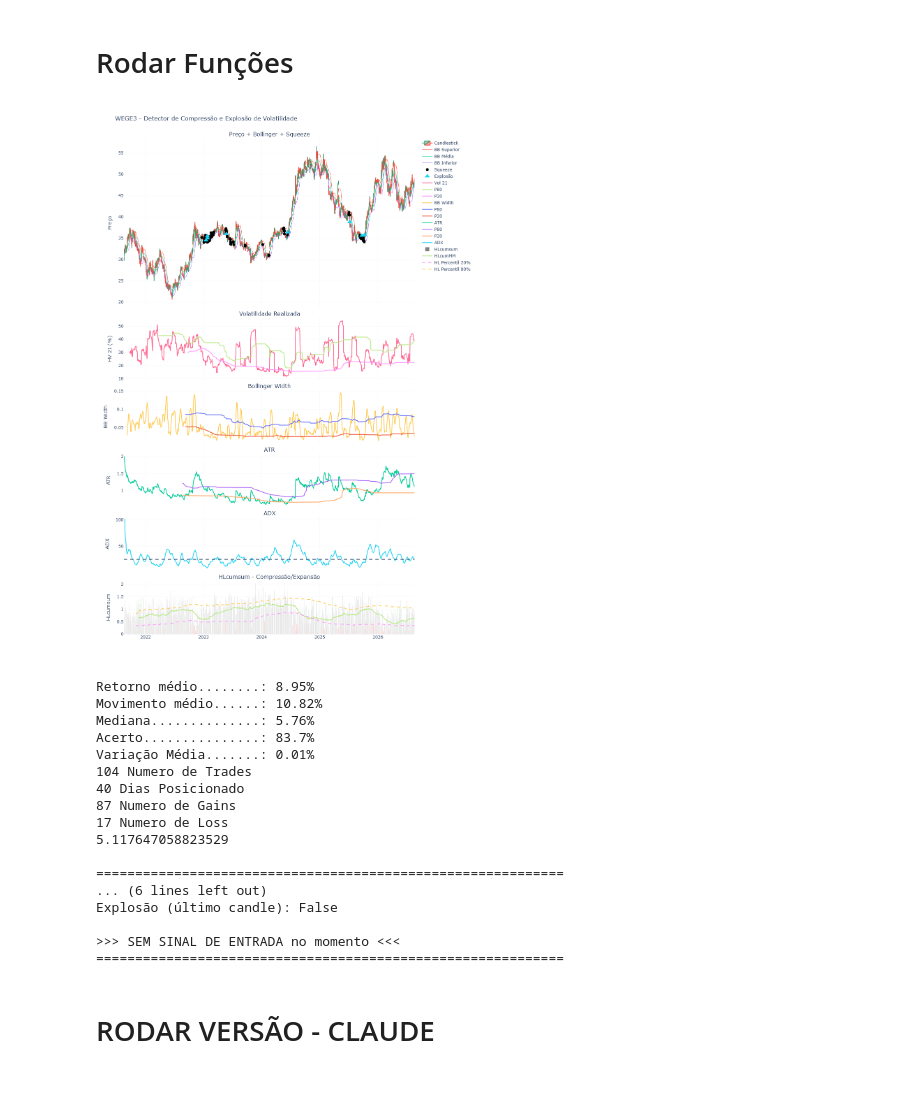
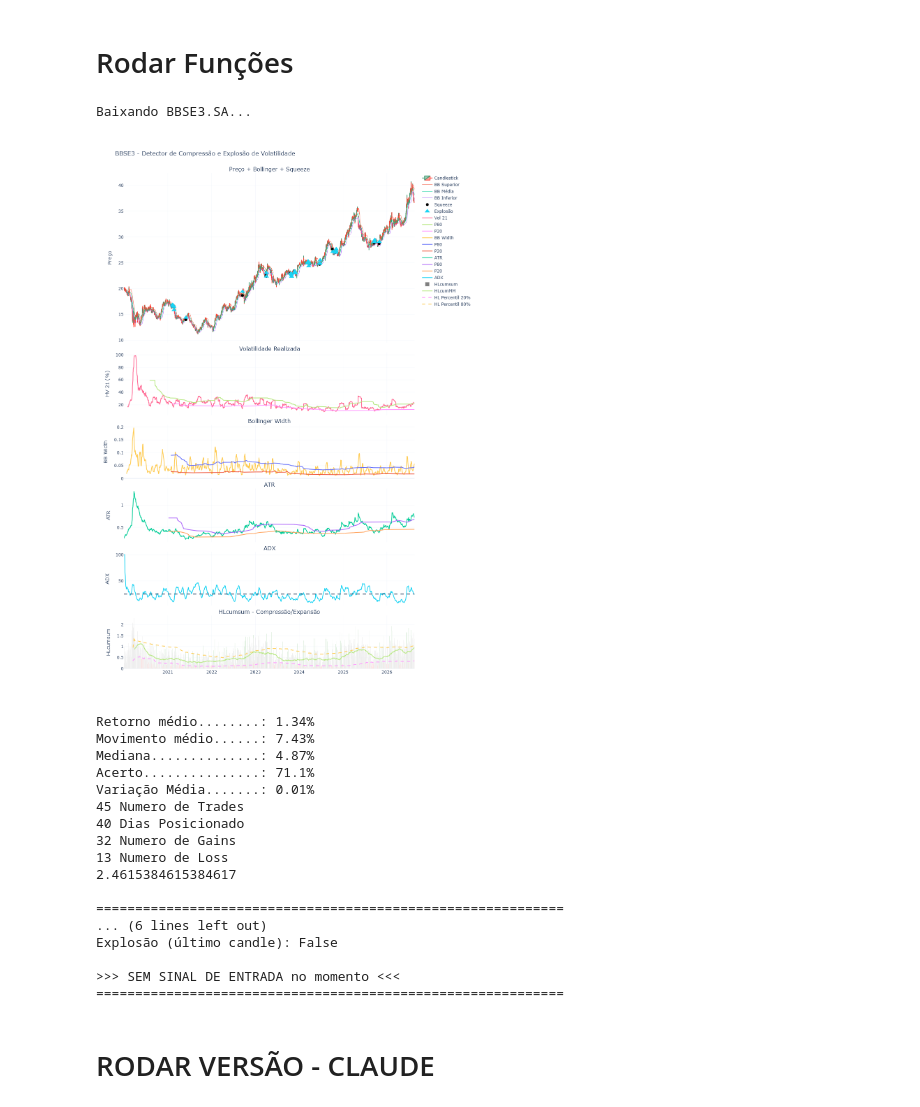
Before and after one commit to diogoraucci/dashboard_opcoes_streamlit, a Jupyter notebook: OPCOES_ExplosaoVol_CLAUDE_GPT_novo.ipynb, the cells around one changed output. Saved outputs shown, nothing was run; the diff lists cells and outputs as text; code cells hidden in the pictures.

```diff
--- a/OPCOES_ExplosaoVol_CLAUDE_GPT_novo.ipynb
+++ b/OPCOES_ExplosaoVol_CLAUDE_GPT_novo.ipynb
@@ -21,39 +21,59 @@ import sys
 
 import MetaTrader5 as mt5
 import multiprocessing
 import os
 import time
 from concurrent.futures import ThreadPoolExecutor
 
 # Pasta raiz do projeto (um nível acima de Testes)
 projeto = Path.cwd().parent
 
 if str(projeto) not in sys.path:
     sys.path.insert(0, str(projeto))
 
 
 tf = mt5.TIMEFRAME_D1 # TIME FRAME
 cotacoes = 3000
 NaN_Maximo = 0
 
-tiker = 'WEGE3'
+tiker = 'BBSE3'
+
+# ==========================================================
+# PARÂMETROS QUE DEFINEM AS ENTRADAS (SQUEEZE / EXPLOSÃO)
+# Altere os valores abaixo para testar outras configurações.
+# ==========================================================
+VOL21_PERCENTIL     = 0.10   # percentil mínimo de VOL_21 (0 a 1)
+VOL21_JANELA        = 252    # janela (candles) do rolling do percentil
+BB_WIDTH_PERCENTIL  = 0.1   # percentil mínimo de BB Width (0 a 1)
+BB_WIDTH_JANELA     = 252    # janela (candles) do rolling do percentil
+ADX_MINIMO          = 18     # ADX mínimo para squeeze (trend forte)
+ATR_CONTRACAO_MULT  = 0.1    # divisor do ATR p/ sinal de explosão (contração)
 
 # COELTAR COM YFINANCE ===================================================
-#df = carregar_dados(ticker= tiker+".SA", start="2020-01-01", end=None)
-
+df = carregar_dados(ticker= tiker+".SA", start="2020-01-01", end=None)
 
 # COLETAR COM METATRADER =================================================
-df = cotacoes_mt5_OHLC(tiker, timeframe=tf, n_barras=cotacoes)
+#df = cotacoes_mt5_OHLC(tiker, timeframe=tf, n_barras=cotacoes)
 # ========================================================================
 
 # Rodar Função ===========================================================
-df_squeeze = detectar_squeeze(df)
+#df_squeeze = detectar_squeeze(df)
+df_squeeze = detectar_squeeze(
+    df,
+    VOL21_PERCENTIL,
+    VOL21_JANELA,
+    BB_WIDTH_PERCENTIL,
+    BB_WIDTH_JANELA,
+    ADX_MINIMO,
+    ATR_CONTRACAO_MULT)
+
 #relatorio(df_squeeze)
 
 # Plotar Gráficos
 plotar_interativo(df_squeeze, tiker)
 # %% [output]
+Baixando BBSE3.SA...
-[figure, old version]
+[figure, new version]
 # %%
 import pandas as pd
 
@@ -84,16 +104,16 @@ print((len(bt[bt['Resultado'] == 'Gain']) / len(bt[bt['Resultado'] == 'Loss'])))
 # Verificar sinal de entrada (Squeeze / Explosão) ======================
 sinal = verificar_sinal_entrada(df_squeeze, ticker=tiker)
 # %% [output]
-Retorno médio........: 8.95%
-Movimento médio......: 10.82%
-Mediana..............: 5.76%
-Acerto...............: 83.7%
+Retorno médio........: 1.34%
+Movimento médio......: 7.43%
+Mediana..............: 4.87%
+Acerto...............: 71.1%
 Variação Média.......: 0.01%
-104 Numero de Trades
+45 Numero de Trades
 40 Dias Posicionado
-87 Numero de Gains
-17 Numero de Loss
-5.117647058823529
+32 Numero de Gains
+13 Numero de Loss
+2.4615384615384617
 
 ============================================================
 ... (6 lines left out)
```
